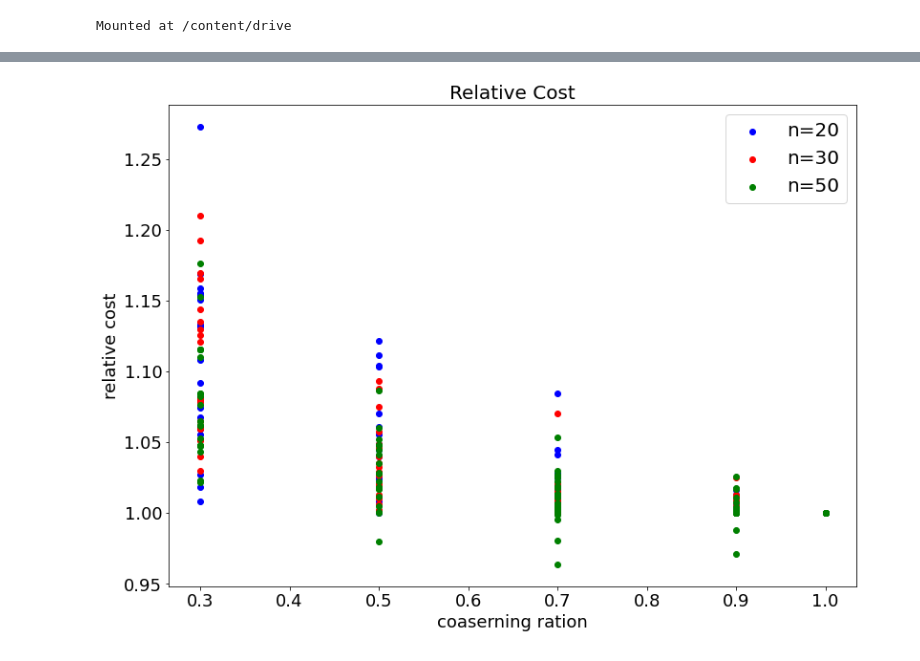
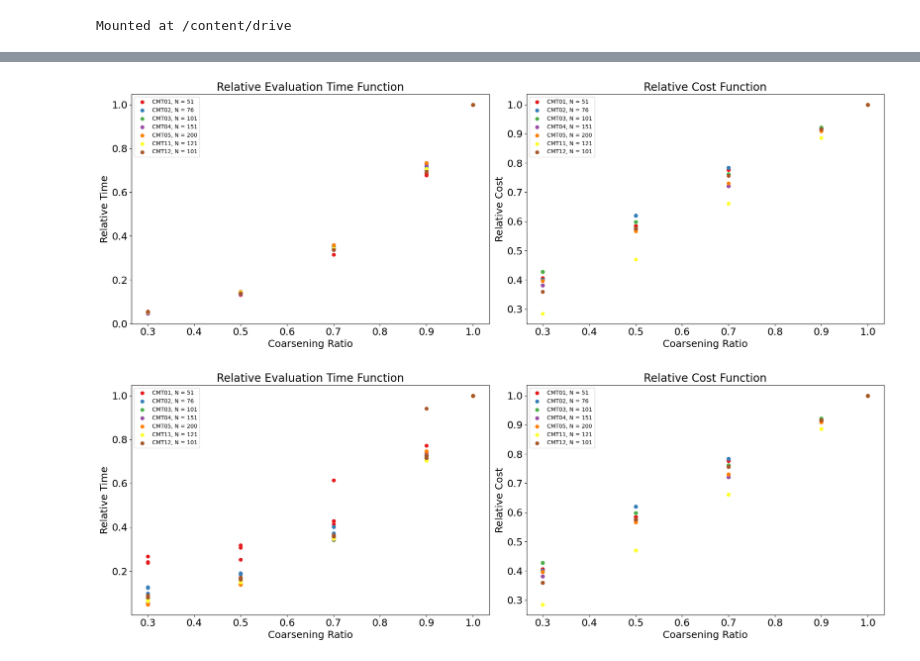
Before and after one commit to iarithik/Qintern-graph-coarsening, a Jupyter notebook: experimentation/CMTExperiments/knalecz_graph_coarsening_data_analysis.ipynb, the cells around one changed output, grey strips where cells are left out. Saved outputs shown, nothing was run; the diff lists cells and outputs as text; code cells hidden in the pictures.

```diff
--- a/experimentation/CMTExperiments/knalecz_graph_coarsening_data_analysis.ipynb
+++ b/experimentation/CMTExperiments/knalecz_graph_coarsening_data_analysis.ipynb
@@ -193,20 +128,0 @@ plot_results(relative_Christofides_leap_df, "relative_Christofides_leap_df.pdf")
-# %%
-fig = plt.figure(figsize =(10, 7))
-
-ax = fig.add_axes([0, 0, 1, 1])
-ax.scatter(relative_df[relative_df['nodes_number']==20].coarsening_ratio.values, relative_df[relative_df['nodes_number']==20].ratio_time.values, color='b', label='n=20')
-ax.scatter(relative_df[relative_df['nodes_number']==30].coarsening_ratio.values, relative_df[relative_df['nodes_number']==30].ratio_time.values, color='r',label='n=30')
-ax.scatter(relative_df[relative_df['nodes_number']==50].coarsening_ratio.values, relative_df[relative_df['nodes_number']==50].ratio_time.values, color='g', label='n=50')
-ax.legend()
-
-ax.xaxis.set_tick_params(labelsize=18)
-ax.yaxis.set_tick_params(labelsize=18)
-
-plt.legend(loc=2, prop={'size': 20})
-plt.title("Relative Evaluation time Function", fontsize=20)
-
-plt.ylabel('relative time', fontsize=18)
-plt.xlabel('coaserning ration', fontsize=18)
-
-# plt.legend({"N=20","N=30","N=50"},fontsize=20)
-plt.show()
@@ -215,22 +128,0 @@ plt.show()
-# %%
-fig = plt.figure(figsize =(10, 7))
-
-ax = fig.add_axes([0, 0, 1, 1])
-ax.scatter(relative_df[relative_df['nodes_number']==20].coarsening_ratio.values, relative_df[relative_df['nodes_number']==20].ratio_cost.values, color='b', label='n=20')
-ax.scatter(relative_df[relative_df['nodes_number']==30].coarsening_ratio.values, relative_df[relative_df['nodes_number']==30].ratio_cost.values, color='r',label='n=30')
-ax.scatter(relative_df[relative_df['nodes_number']==50].coarsening_ratio.values, relative_df[relative_df['nodes_number']==50].ratio_cost.values, color='g', label='n=50')
-ax.legend()
-
-ax.xaxis.set_tick_params(labelsize=18)
-ax.yaxis.set_tick_params(labelsize=18)
-
-plt.legend(loc=1, prop={'size': 20})
-plt.title("Relative Cost", fontsize=20)
-
-plt.ylabel('relative cost', fontsize=18)
-plt.xlabel('coaserning ration', fontsize=18)
-
-# plt.legend({"N=20","N=30","N=50"},fontsize=20)
-plt.show()
-# %% [output]
-[figure, removed]
@@ -236,0 +175,8 @@ plt.show()
+# %%
+plot_results_scatter(relative_Christofides_neal_df, "relative_Christofides_neal_df_scatter.pdf", colors)
+# %% [output]
+[figure, added]
+# %%
+plot_results_scatter(relative_Christofides_leap_df, "relative_Christofides_leap_df_scatter.pdf", colors)
+# %% [output]
+[figure, added]
```
Also changed, not shown: parts of 15 cells of this notebook.
